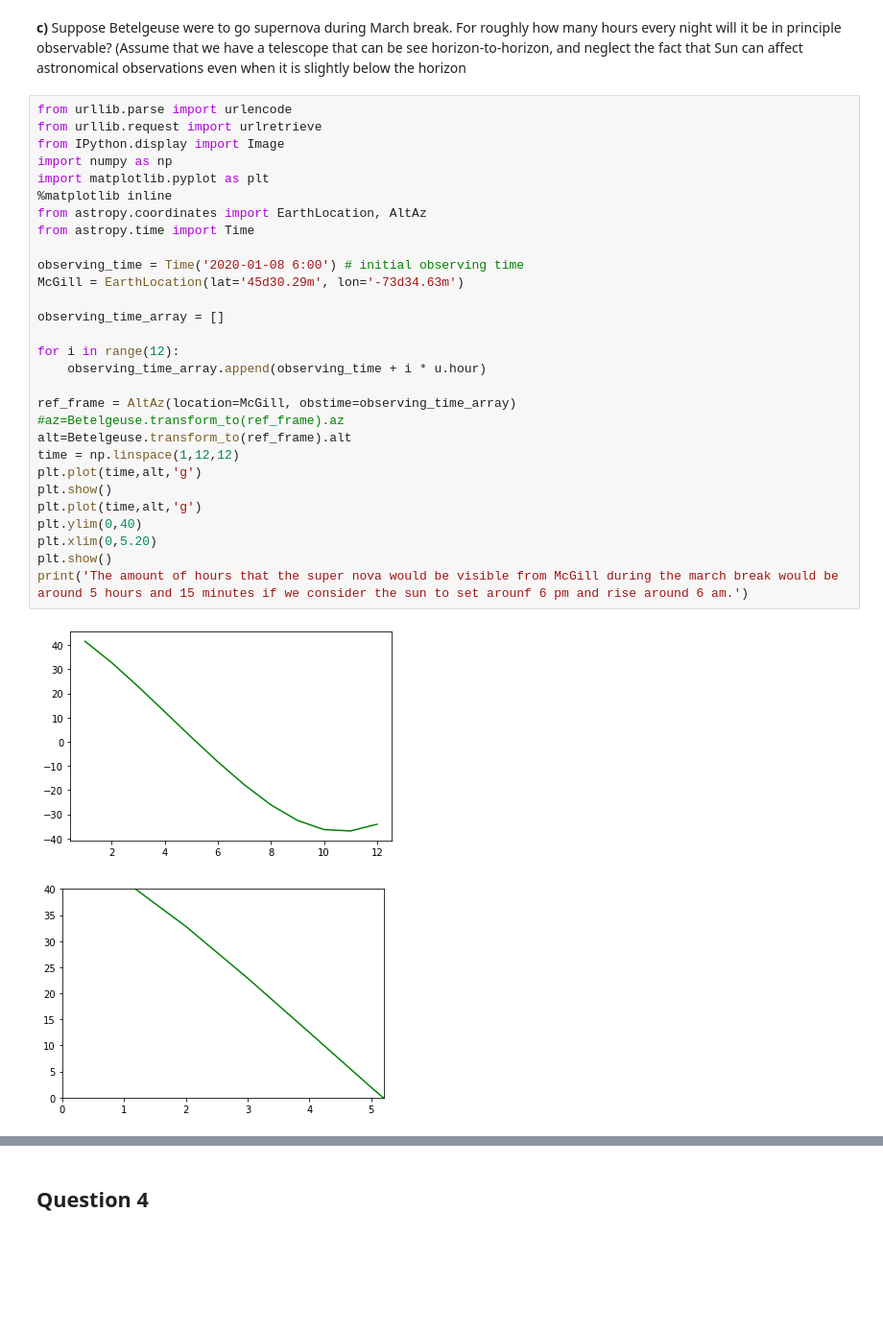
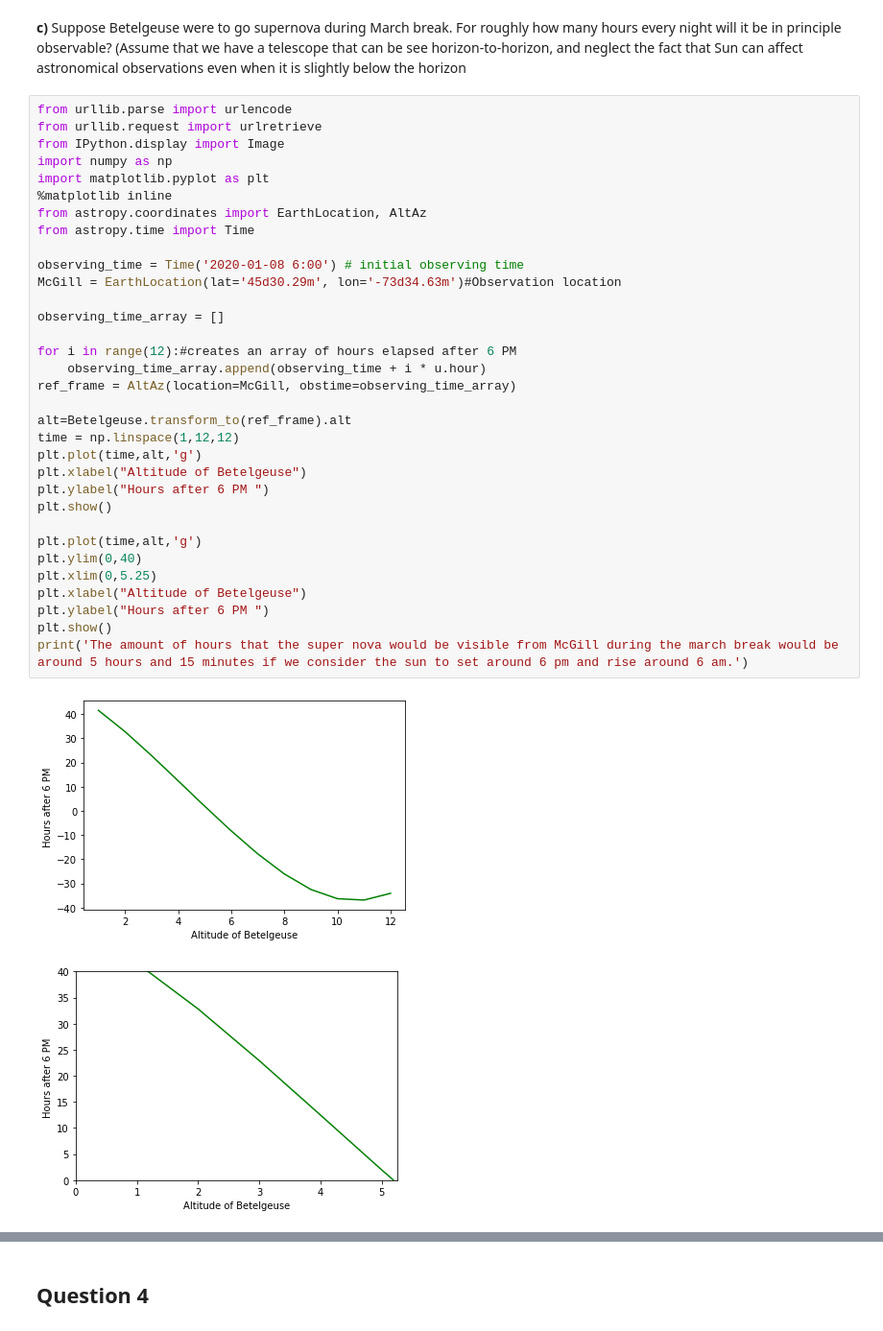
Before and after one commit to SantiagoMD/Midterm2022-SMD, a Jupyter notebook: Midterm/Midterm2022.ipynb, the cells around one changed output, grey strips where cells are left out. Shown: that part at 96% size. Drawn from its saved outputs; the diff is of its cells as text; blank space fills up the shorter version.

```diff
--- a/Midterm/Midterm2022.ipynb
+++ b/Midterm/Midterm2022.ipynb
@@ -76,32 +76,36 @@ __c)__ Suppose Betelgeuse were to go supernova during March break. For roughly h
 # %%
 from urllib.parse import urlencode
 from urllib.request import urlretrieve
 from IPython.display import Image
 import numpy as np
 import matplotlib.pyplot as plt
 %matplotlib inline
 from astropy.coordinates import EarthLocation, AltAz
 from astropy.time import Time
 
 observing_time = Time('2020-01-08 6:00') # initial observing time
-McGill = EarthLocation(lat='45d30.29m', lon='-73d34.63m')
+McGill = EarthLocation(lat='45d30.29m', lon='-73d34.63m')#Observation location
 
 observing_time_array = []
 
-for i in range(12):
+for i in range(12):#creates an array of hours elapsed after 6 PM
     observing_time_array.append(observing_time + i * u.hour)
+ref_frame = AltAz(location=McGill, obstime=observing_time_array)
 
-ref_frame = AltAz(location=McGill, obstime=observing_time_array)
-#az=Betelgeuse.transform_to(ref_frame).az
 alt=Betelgeuse.transform_to(ref_frame).alt
 time = np.linspace(1,12,12)
 plt.plot(time,alt,'g')
+plt.xlabel("Altitude of Betelgeuse")
+plt.ylabel("Hours after 6 PM ")
 plt.show()
+
 plt.plot(time,alt,'g')
 plt.ylim(0,40)
-plt.xlim(0,5.20)
+plt.xlim(0,5.25)
+plt.xlabel("Altitude of Betelgeuse")
+plt.ylabel("Hours after 6 PM ")
 plt.show()
-print('The amount of hours that the super nova would be visible from McGill during the march break would be around 5 hours and 15 minutes if we consider the sun to set arounf 6 pm and rise around 6 am.')
+print('The amount of hours that the super nova would be visible from McGill during the march break would be around 5 hours and 15 minutes if we consider the sun to set around 6 pm and rise around 6 am.')
 # %% [output]
-[figure, old version]
+[figure, new version]
-[figure, old version]
+[figure, new version]
```
Also changed, not shown: parts of 4 cells of this notebook.
